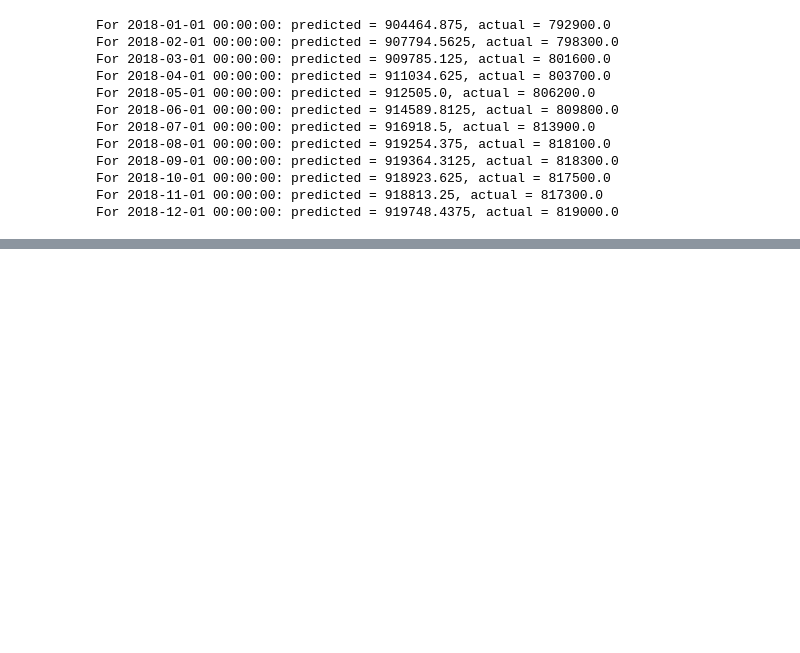
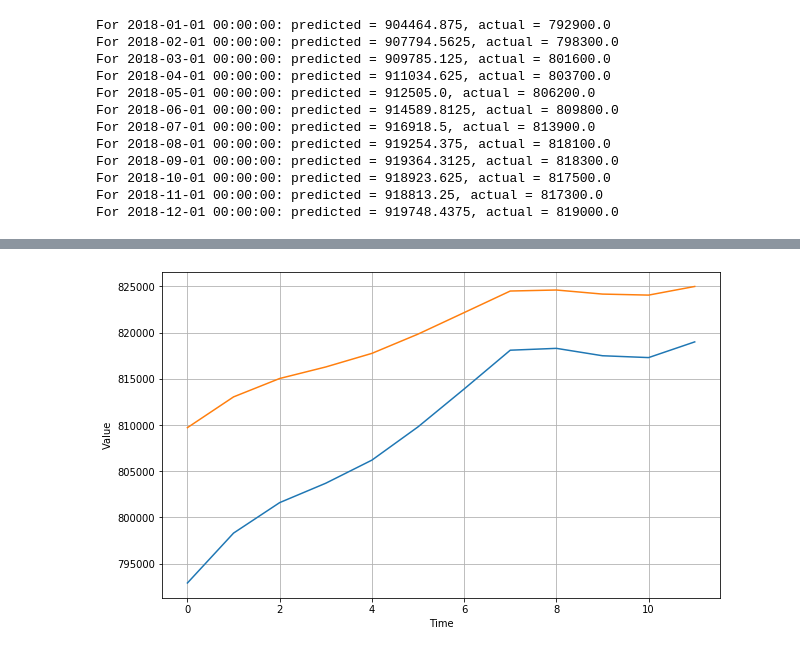
Before and after one commit to psylanrex/notebooks, a Jupyter notebook: fv_tf2.ipynb, the cells around one changed output, grey strips where cells are left out. Saved outputs shown, nothing was run; the diff lists cells and outputs as text; code cells hidden in the pictures; blank space fills up the shorter version.

```diff
--- a/fv_tf2.ipynb
+++ b/fv_tf2.ipynb
@@ -509,3 +509,5 @@ For 2018-09-01 00:00:00: predicted = 919364.3125, actual = 818300.0
 For 2018-10-01 00:00:00: predicted = 918923.625, actual = 817500.0
 For 2018-11-01 00:00:00: predicted = 918813.25, actual = 817300.0
 For 2018-12-01 00:00:00: predicted = 919748.4375, actual = 819000.0
+# %%
+gap = np.subtract(forecast[0], std_test_data).mean()
@@ -511,0 +518,3 @@ For 2018-12-01 00:00:00: predicted = 919748.4375, actual = 819000.0
+# %%
+adj_forecast = forecast - gap
+print(adj_forecast)
@@ -511,0 +534,8 @@ For 2018-12-01 00:00:00: predicted = 919748.4375, actual = 819000.0
+# %%
+reversed_adj_forecast = (train_std * adj_forecast) + train_mean
+# %%
+plt.figure(figsize=(10,6))
+plot_series(test_time, reversed_test_data)
+plot_series(test_time, reversed_adj_forecast)
+# %% [output]
+[figure, added]
```
Also changed, not shown: parts of 2 cells of this notebook.
